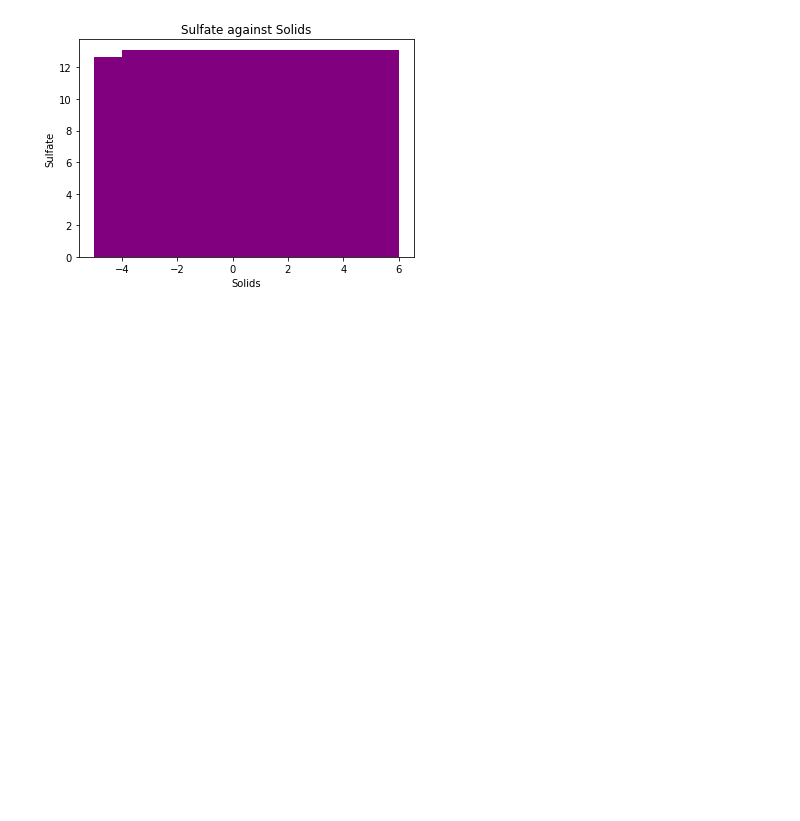
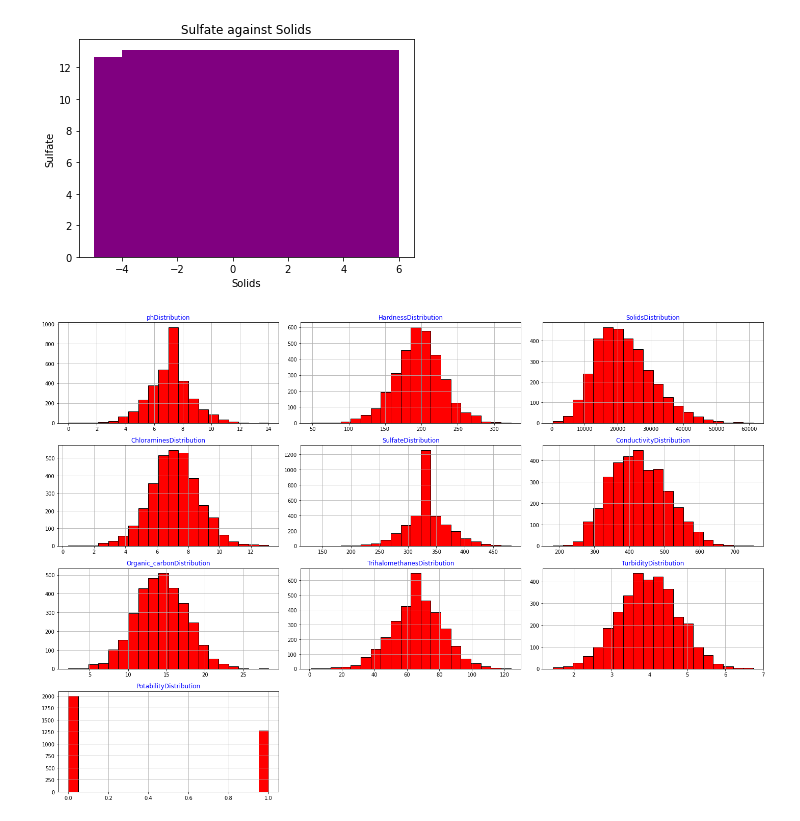
Before and after one commit to chikabella24/Capstone-Project-on-Classification-Model, a Jupyter notebook: Copy_of_Classification_Project.ipynb, the cells around one changed output. Drawn from its saved outputs; the diff is of its cells as text; code cells hidden in the pictures; blank space fills up the shorter version.

```diff
--- a/Copy_of_Classification_Project.ipynb
+++ b/Copy_of_Classification_Project.ipynb
@@ -502,3 +502,16 @@ plt.xlabel('Solids')
 plt.show()
 # %% [output]
 [figure]
+# %%
+#getting the distribution of all the parameters  relative to potability
+def draw_histograms(Data_Copy, features, rows, cols):
+    fig=plt.figure(figsize=(20,20))
+    for i, feature in enumerate(features):
+        ax=fig.add_subplot(rows,cols,i+1)
+        Data_Copy[feature].hist(bins=20,ax=ax,facecolor='red',ec = 'black')
+        ax.set_title(feature+"Distribution", color='blue')
+    fig.tight_layout()
+    plt.show()
+draw_histograms(Data_Copy, Data_Copy.columns, 6, 3)
+# %% [output]
+[figure, added]
```
Also changed, not shown: parts of 9 cells of this notebook.
